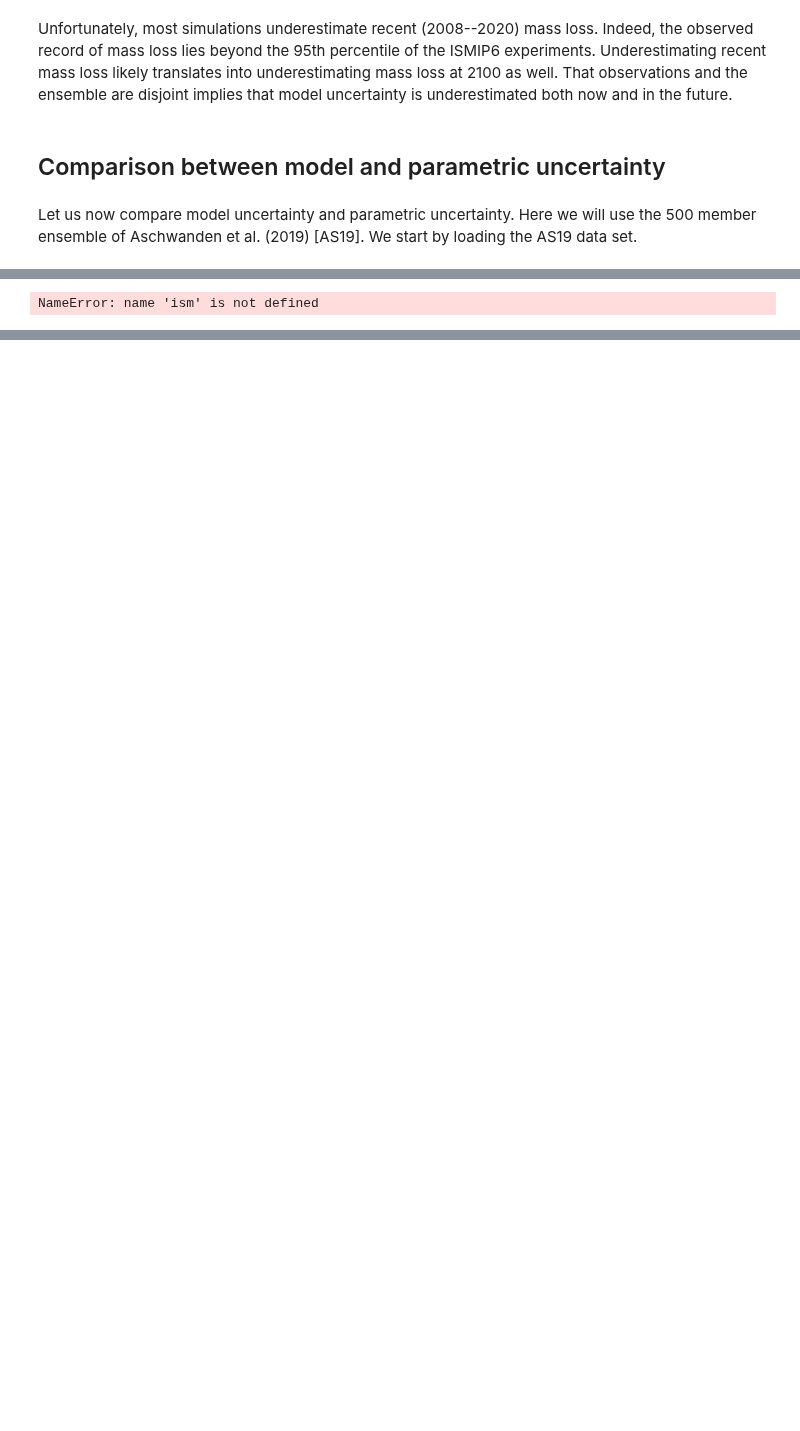
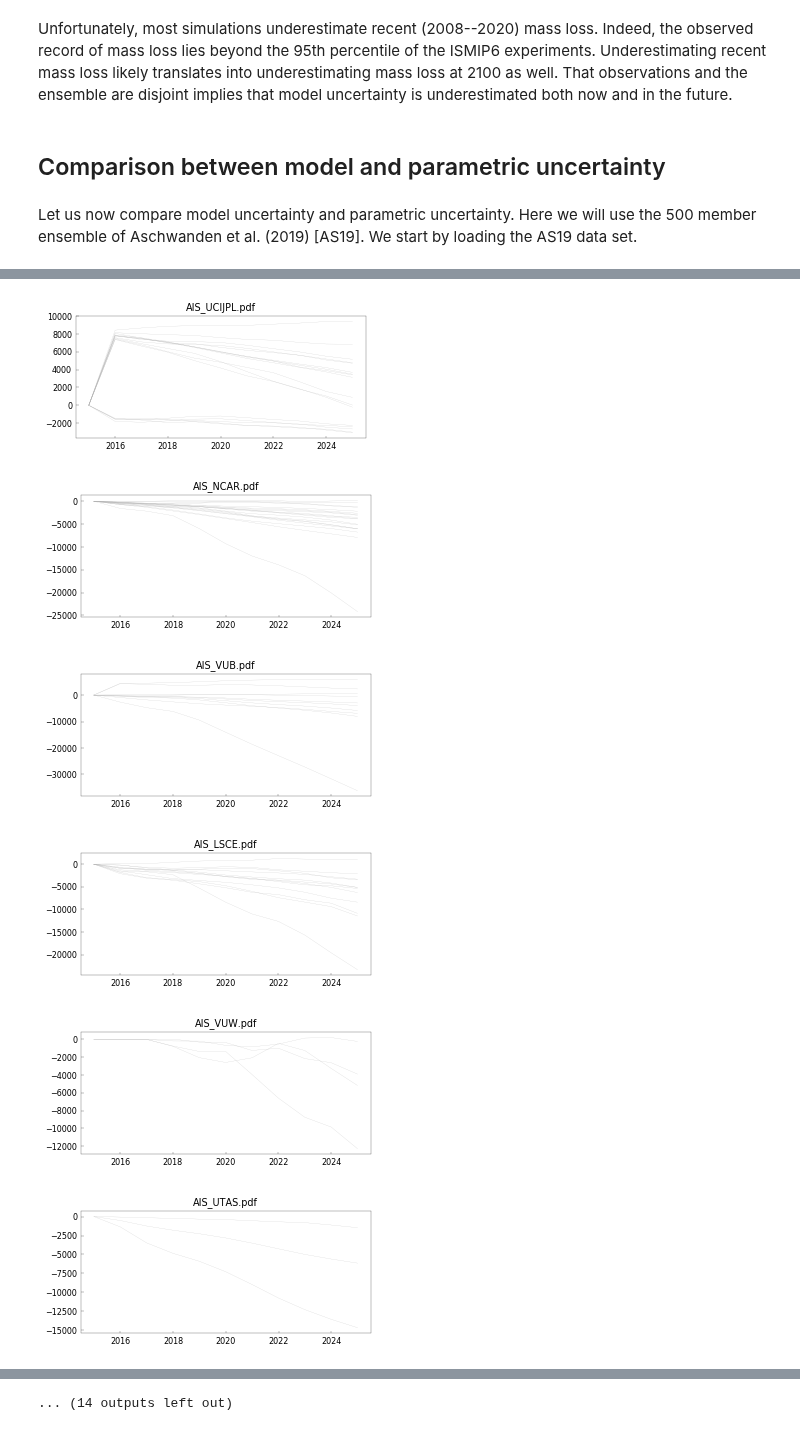
Before and after one commit to aaschwanden/ismip6-ipcc, a Jupyter notebook: analyze_slr_predictions.ipynb, the cells around one changed output, grey strips where cells are left out. Saved outputs shown, nothing was run; the diff lists cells and outputs as text; code cells hidden in the pictures; blank space fills up the shorter version.

```diff
--- a/analyze_slr_predictions.ipynb
+++ b/analyze_slr_predictions.ipynb
@@ -298,4 +250,0 @@ ismip6_ant_w_ctrl[(ismip6_ant["Year"] < 2018) & (ismip6_ant["Year"] >= 2012)]
-# %%
-ism
-# %% [output]
-NameError: name 'ism' is not defined
@@ -303,0 +253,25 @@ S_time
+# %%
+def plot_signal(g, ax):
+    m_df = g[-1]
+    x = m_df["Year"]
+    y = m_df["Cumulative ice sheet mass change (Gt)"]
+    return ax.plot(x, y, color=simulated_signal_color, linewidth=simulated_signal_lw)
+
+
+for ice_sheet in ismip6["IS"].unique():
+    is_df = ismip6[(ismip6["IS"] == ice_sheet)]
+    groups = is_df["Group"].unique()
+    for group in groups:
+        df = is_df[(is_df["Group"] == group) & (is_df["Year"] >= proj_start) & (is_df["Year"] <= 2025)]
+        fig = plt.figure(figsize=[5.2, 2.25])
+        ax = fig.add_subplot(111)
+        [plot_signal(g, ax) for g in df.groupby(by=["Model", "Exp"])]
+        plt.title(f"{ice_sheet}_{group}.pdf")
+        fig.savefig(f"{ice_sheet}_{group}.pdf")
+# %% [output]
+[figure, added]
+[figure, added]
+[figure, added]
+[figure, added]
+[figure, added]
+[figure, added]
@@ -303,0 +284 @@ S_time
+... (14 outputs left out)
```
Also changed, not shown: parts of 21 cells of this notebook, 1 other file.
